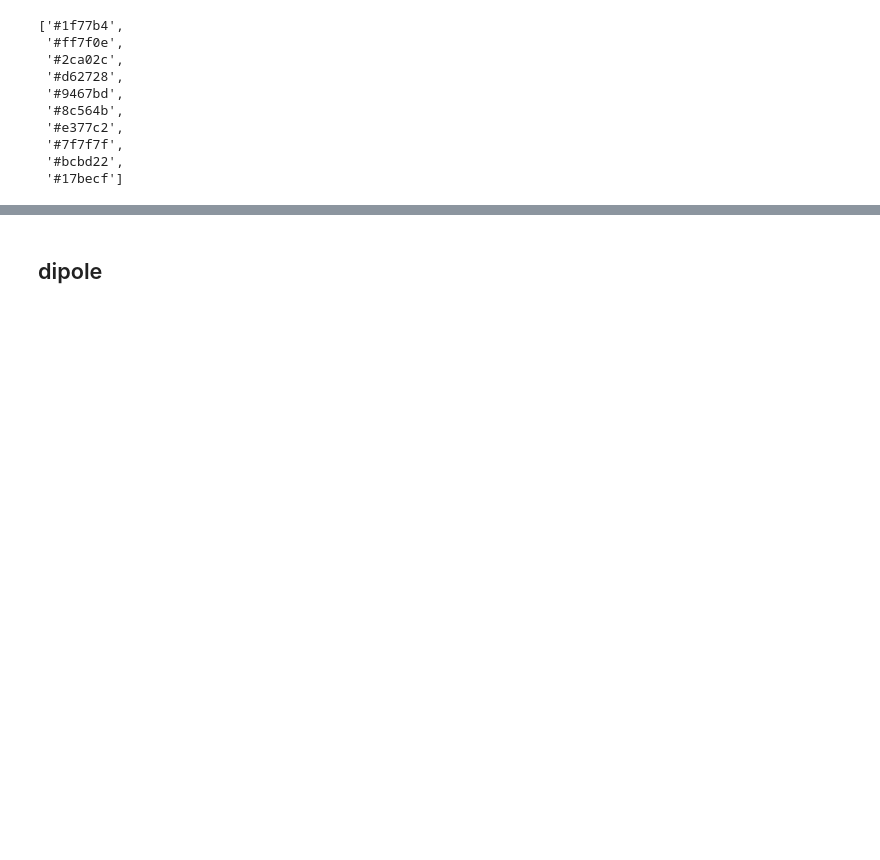
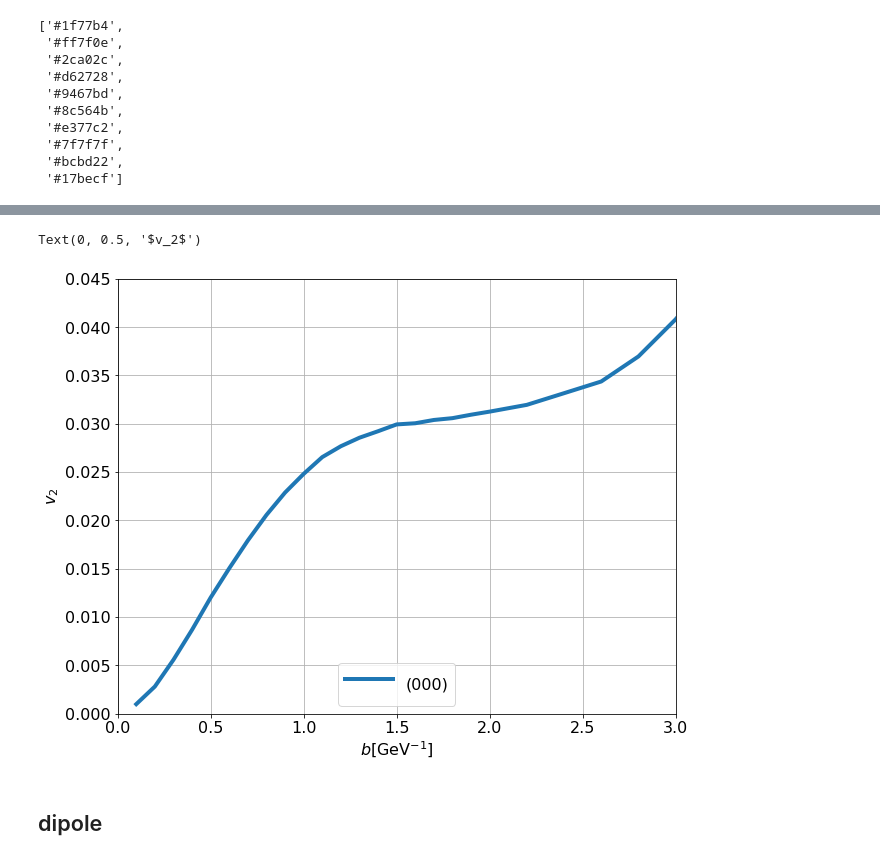
Before and after one commit to bin-wu-phys/ppv2, a Jupyter notebook: plot.ipynb, the cells around one changed output, grey strips where cells are left out. Drawn from its saved outputs; the diff is of its cells as text; code cells hidden in the pictures; blank space fills up the shorter version.

```diff
--- a/plot.ipynb
+++ b/plot.ipynb
@@ -64,0 +95,13 @@ fig.savefig('v2_kT_b1.pdf')
+# %%
+plt.rc('font', size=16)
+fig, ax = plt.subplots(figsize=[10,8])
+ax.plot(blist000, -dsV2bk1000, lw=4.0, label='(000)')
+ax.grid()
+ax.legend(loc='lower center')
+ax.set_xlim([0, 3])
+ax.set_ylim([0, 0.045])
+ax.set_xlabel('$b$[GeV$^{-1}$]')
+ax.set_ylabel(r'$v_2$')
+# %% [output]
+Text(0, 0.5, '$v_2$')
+[figure, added]
```
Also changed, not shown: parts of 6 cells of this notebook, 1 other file.
